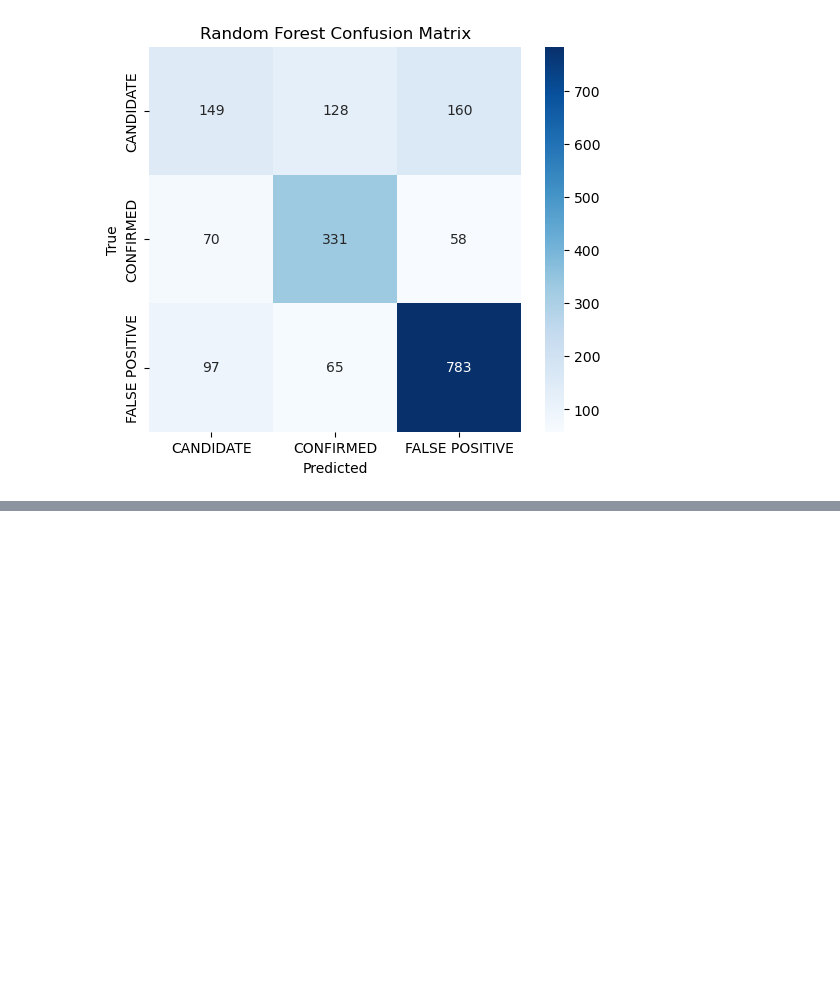
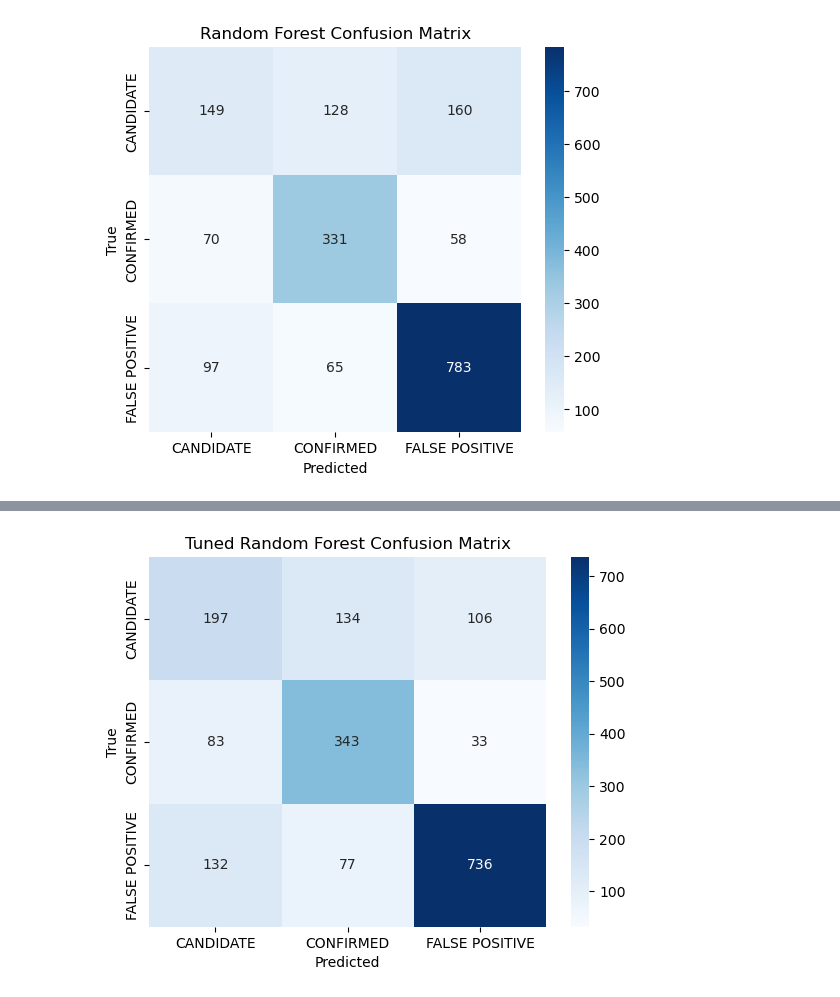
Before and after one commit to AmanNoor02/kepler_project, a Jupyter notebook: notebooks/Logistic_regression1.ipynb, the cells around one changed output, grey strips where cells are left out. Saved outputs shown, nothing was run; the diff lists cells and outputs as text; code cells hidden in the pictures; blank space fills up the shorter version.

Commit message:
Week 6 - Tuned random forest complete

```diff
--- a/notebooks/Logistic_regression1.ipynb
+++ b/notebooks/Logistic_regression1.ipynb
@@ -354,3 +354,89 @@ plt.show()
      macro avg       0.63      0.63      0.62      1841
   weighted avg       0.67      0.69      0.67      1841
 [figure]
+# %%
+import pandas as pd
+import matplotlib.pyplot as plt
+from sklearn.preprocessing import LabelEncoder
+from sklearn.preprocessing import StandardScaler
+from sklearn.model_selection import train_test_split
+from sklearn.linear_model import LogisticRegression
+from sklearn.metrics import accuracy_score, classification_report, confusion_matrix
+import seaborn as sns
+import numpy as np
+from sklearn.metrics import confusion_matrix
+
+from sklearn.ensemble import RandomForestClassifier
+from sklearn.model_selection import RandomizedSearchCV
+
+df = pd.read_csv("../data/cumulative.csv")
+
+y = df["koi_disposition"]
+x = df[["koi_period", "koi_prad", "koi_depth", "koi_srad", "koi_steff", "koi_slogg"]]
+
+x = x.dropna()
+y = y.loc[x.index]
+
+x.isnull().sum()
+(x.isnull().sum() / len(x)) * 100
+
+le = LabelEncoder()
+
+y_encoded = le.fit_transform(y)
+
+print(dict(zip(le.classes_, le.transform(le.classes_))))
+
+scaler = StandardScaler()
+x_scaled = scaler.fit_transform(x)
+x_scaled = pd.DataFrame(x_scaled, columns = x.columns, index = x.index)
+print(x_scaled)
+
+x_train, x_test, y_train, y_test = train_test_split(x_scaled, y_encoded, test_size = 0.2, random_state = 73, stratify = y_encoded)
+
+scaler = StandardScaler()
+x_train_scaled = scaler.fit_transform(x_train)
+x_test_scaled = scaler.transform(x_test)
+
+
+rf = RandomForestClassifier(
+    random_state = 73,
+    class_weight = 'balanced'
+)
+
+param_dist = {
+    'n_estimators': [100, 200, 300, 400],
+    'max_depth': [None, 5, 10, 20, 30],
+    'min_samples_split': [2, 5, 10],
+    'min_samples_leaf': [1, 2, 4]
+}
+
+rf_search = RandomizedSearchCV(
+    estimator = rf,
+    param_distributions = param_dist,
+    n_iter = 20,
+    cv = 5,
+    scoring = 'f1_weighted',
+    random_state = 73,
+    n_jobs = -1
+)
+rf_search.fit(x_train, y_train)
+
+print("Best parameters found:")
+print(rf_search.best_params_)
+
+best_rf = rf_search.best_estimator_
+
+y_pred_best = best_rf.predict(x_test)
+
+print("Tuned Random Forest Accuracy:", accuracy_score(y_test, y_pred_best))
+print("\nClassification Report:")
+print(classification_report(y_test, y_pred_best, target_names = le.classes_))
+
+cm = confusion_matrix(y_test, y_pred_best)
+sns.heatmap(cm, annot = True, fmt = 'd', cmap = 'Blues',
+            xticklabels = le.classes_, yticklabels = le.classes_)
+plt.title("Tuned Random Forest Confusion Matrix")
+plt.xlabel("Predicted")
+plt.ylabel("True")
+plt.show()
+# %% [output]
@@ -356,0 +460 @@ plt.show()
+[figure, added]
```
Also changed, not shown: parts of 1 cell of this notebook.
